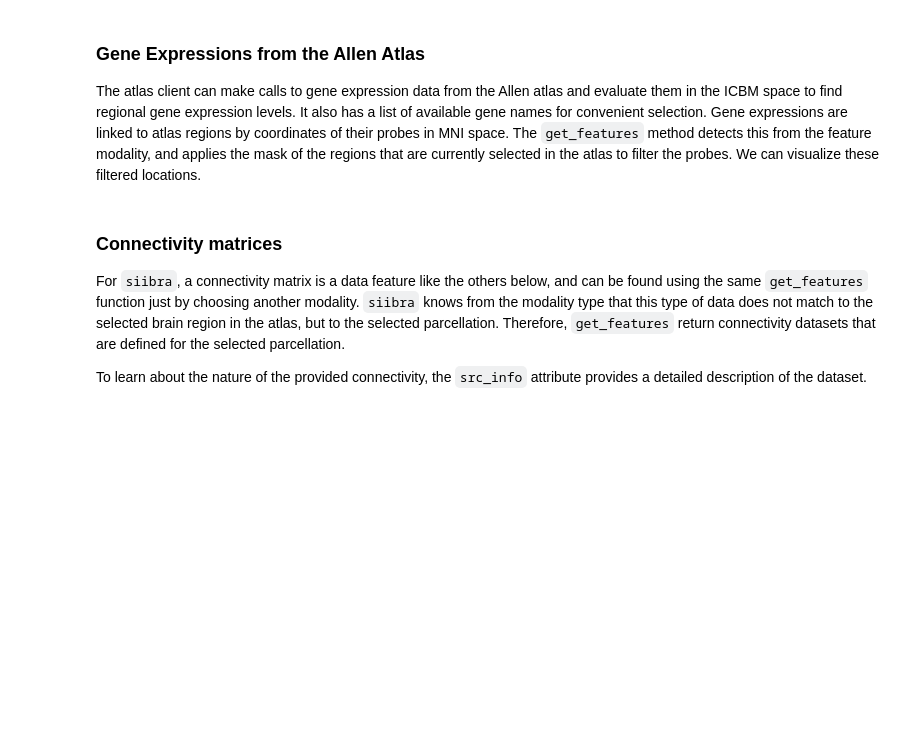
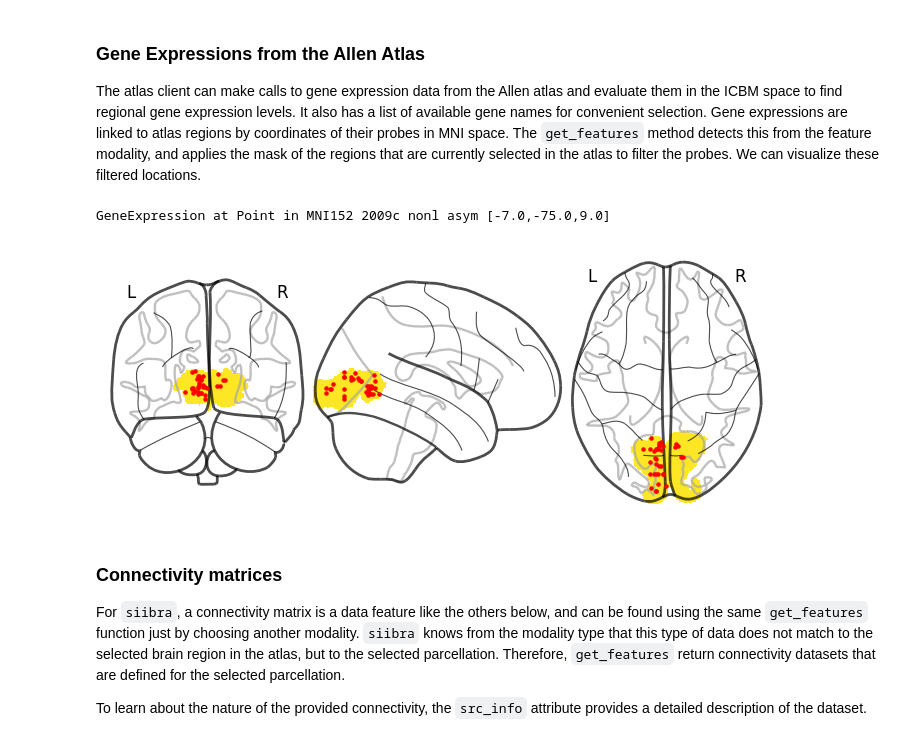
Before and after one commit to FZJ-INM1-BDA/siibra-tutorials, a Jupyter notebook: 02-DataFeatures.ipynb, the cells around one changed output. Cells and saved outputs as stored; diff of their text form; code cells hidden in the pictures; blank space fills up the shorter version.

```diff
--- a/02-DataFeatures.ipynb
+++ b/02-DataFeatures.ipynb
@@ -58,13 +86,16 @@ The atlas client can make calls to gene expression data from the Allen atlas and
 # %%
 features = siibra.get_features(v1,"gene",gene="GABARAPL2")
 print(features[0])
 
 # plot
 from nilearn import plotting
 all_coords = [tuple(g.location) for g in features]
 mask = v1.build_mask("mni152")
-display = plotting.plot_roi(mask)
+display = plotting.plot_glass_brain(mask, cmap='viridis')
 display.add_markers(all_coords,marker_size=5)
+# %% [output]
+GeneExpression at Point in MNI152 2009c nonl asym [-7.0,-75.0,9.0]
+[figure, added]
 # %% [markdown]
 ### Connectivity matrices
 For `siibra`, a connectivity matrix is a data feature like the others below, and can be found using the same `get_features` function just by choosing another modality. `siibra` knows from the modality type that this type of data does not match to the selected brain region in the atlas, but to the selected parcellation. Therefore, `get_features` return connectivity datasets that are defined for the selected parcellation.
```
Also changed, not shown: parts of 8 cells of this notebook, 1 other file.
